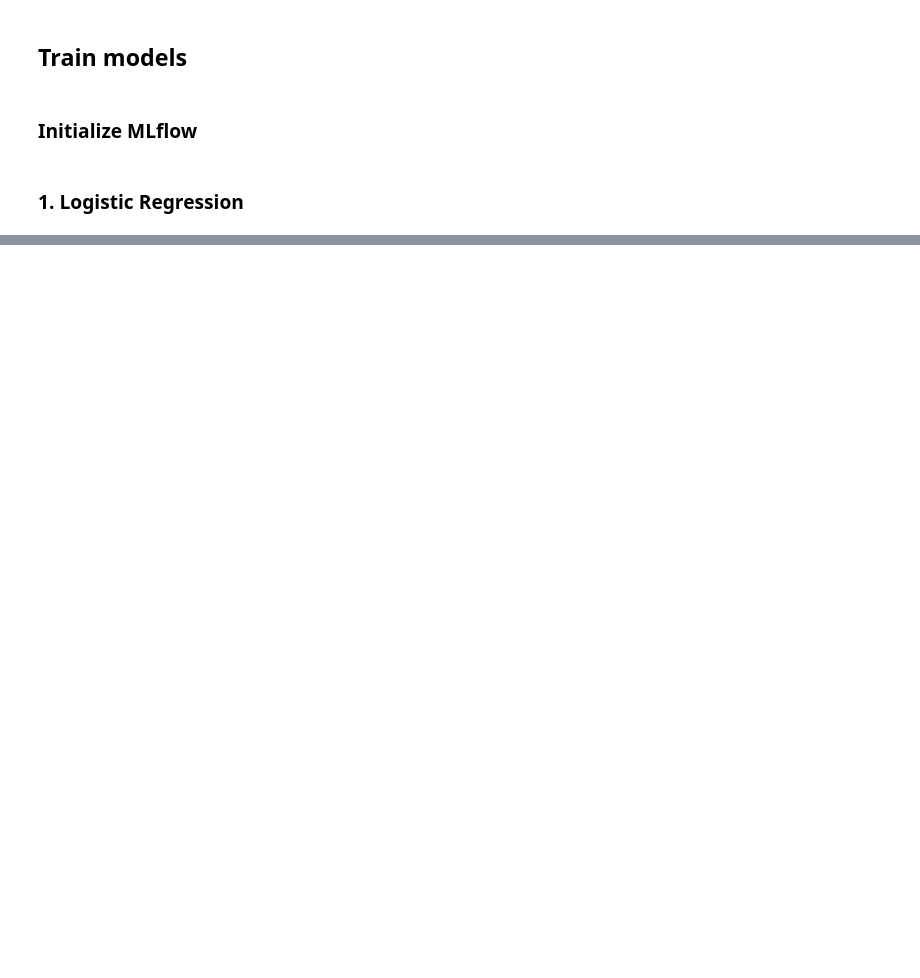
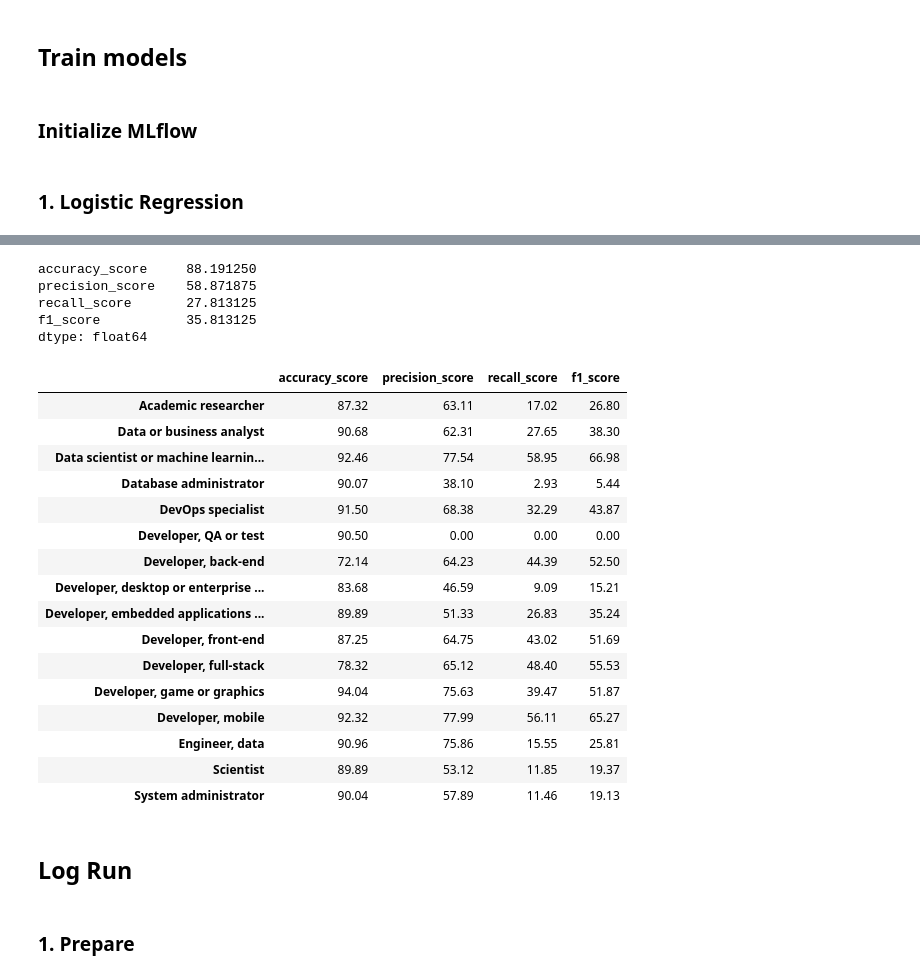
Before and after one commit to Abdel-hami/end2end_ds_project, a Jupyter notebook: notebooks/04b_model_job_baseline.ipynb, the cells around one changed output, grey strips where cells are left out. Drawn from its saved outputs; the diff is of its cells as text; code cells hidden in the pictures; blank space fills up the shorter version.

```diff
--- a/notebooks/04b_model_job_baseline.ipynb
+++ b/notebooks/04b_model_job_baseline.ipynb
@@ -56,7 +56,7 @@ def calculate_quality(ground_truth, predictions, metric_function, sort_values =
         role_pred = predictions[col].copy()
         role_truth = ground_truth[col].copy()
         quality_scores[col] = round(metric_function(role_truth, role_pred)*100,2)
-    quality_scores = pd.Series(quality_scores.vlaues(), index = quality_scores.keys())
+    quality_scores = pd.Series(quality_scores.values(), index = quality_scores.keys())
     if sort_values:
         quality_scores = quality_scores.sort_values()
     return quality_scores
@@ -167,0 +235,37 @@ predictions = pd.DataFrame(clf.predict(X_train.values), columns = y_train.column
+# %%
+# Evaluate on training set
+predictions = pd.DataFrame(clf.predict(X_test.values),
+                            columns=y_test.columns)
+test_scores = {score.__name__: calculate_quality(y_test, predictions, score) for score in [accuracy_score, precision_score, recall_score, f1_score]}
+test_scores = pd.concat(test_scores, axis=1)
+mean_test_scores = test_scores.mean()
+# %%
+print(mean_test_scores)
+test_scores
+# %% [output]
+accuracy_score     88.191250
+precision_score    58.871875
+recall_score       27.813125
+f1_score           35.813125
+dtype: float64
+|  | accuracy_score | precision_score | recall_score | f1_score |
+| Academic researcher | 87.32 | 63.11 | 17.02 | 26.80 |
+| Data or business analyst | 90.68 | 62.31 | 27.65 | 38.30 |
+| Data scientist or machine learnin... | 92.46 | 77.54 | 58.95 | 66.98 |
+| Database administrator | 90.07 | 38.10 | 2.93 | 5.44 |
+| DevOps specialist | 91.50 | 68.38 | 32.29 | 43.87 |
+| Developer, QA or test | 90.50 | 0.00 | 0.00 | 0.00 |
+| Developer, back-end | 72.14 | 64.23 | 44.39 | 52.50 |
+| Developer, desktop or enterprise ... | 83.68 | 46.59 | 9.09 | 15.21 |
+| Developer, embedded applications ... | 89.89 | 51.33 | 26.83 | 35.24 |
+| Developer, front-end | 87.25 | 64.75 | 43.02 | 51.69 |
+| Developer, full-stack | 78.32 | 65.12 | 48.40 | 55.53 |
+| Developer, game or graphics | 94.04 | 75.63 | 39.47 | 51.87 |
+| Developer, mobile | 92.32 | 77.99 | 56.11 | 65.27 |
+| Engineer, data | 90.96 | 75.86 | 15.55 | 25.81 |
+| Scientist | 89.89 | 53.12 | 11.85 | 19.37 |
+| System administrator | 90.04 | 57.89 | 11.46 | 19.13 |
+# %% [markdown]
+## Log Run
+# %% [markdown]
+### 1. Prepare
```
Also changed, not shown: parts of 11 cells of this notebook, 24 other files.
